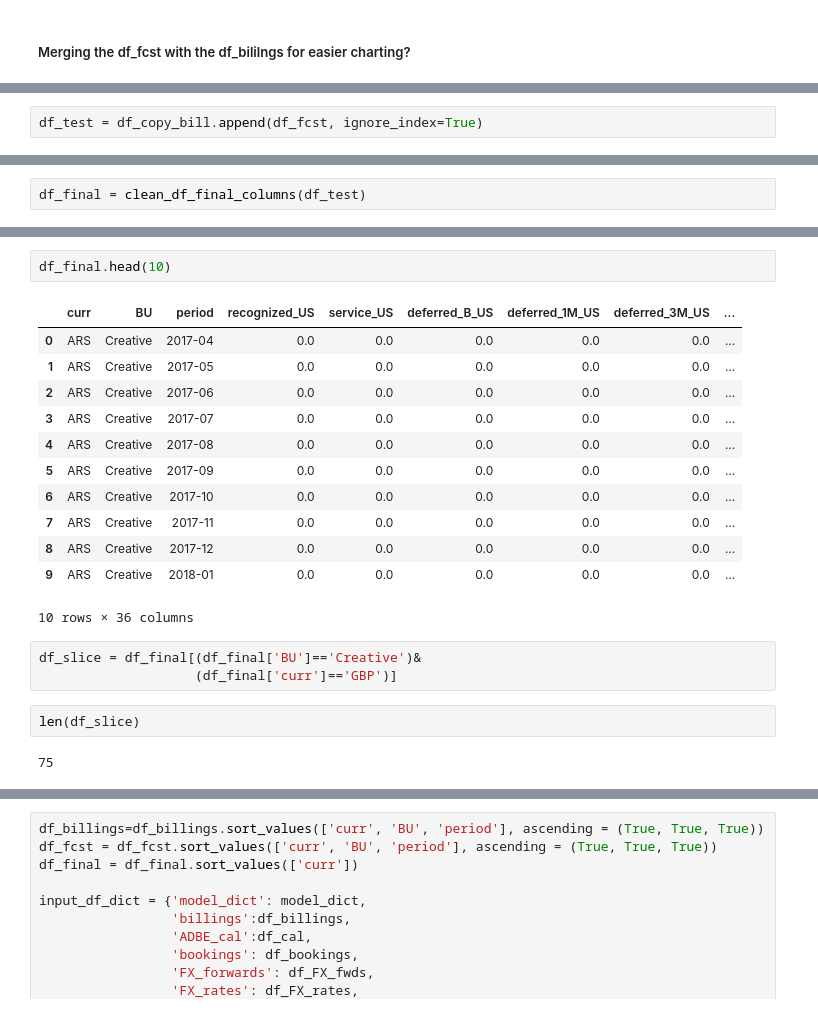
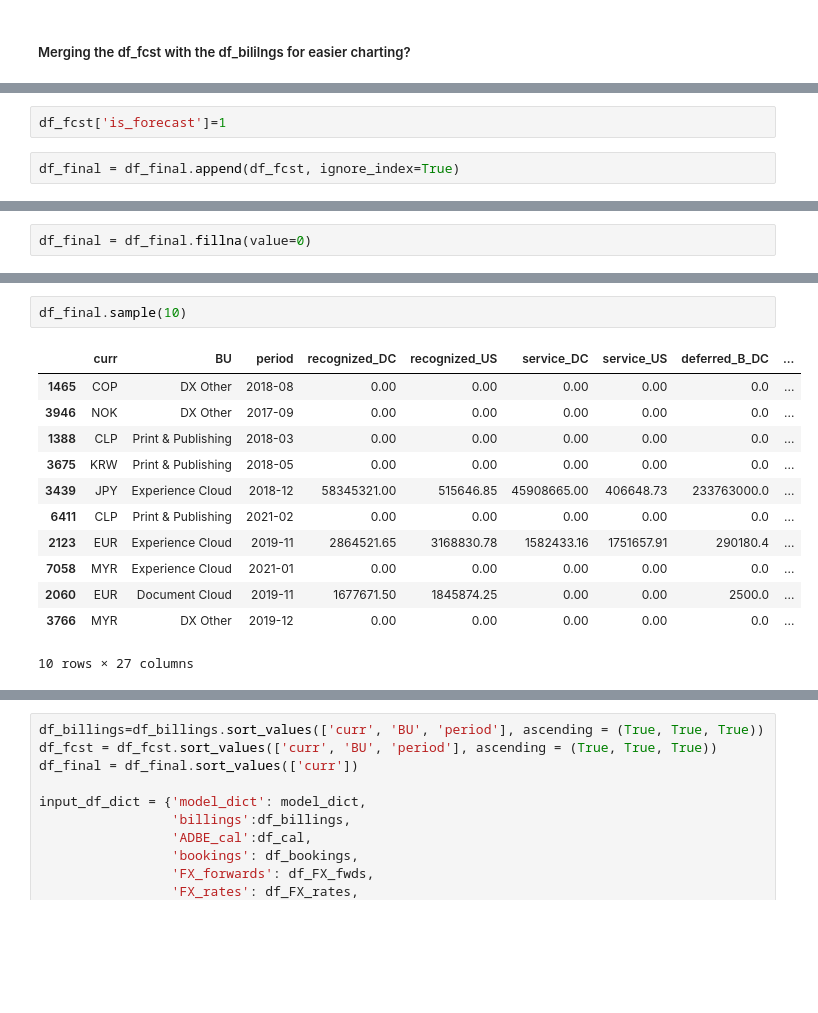
Before and after one commit to davidjsmith44/Deferred_Revenue_Forecast, a Jupyter notebook: notebooks/deferred_revenue_forecast.ipynb, the cells around one changed output, grey strips where cells are left out. Drawn from its saved outputs; the diff is of its cells as text; blank space fills up the shorter version.

```diff
--- a/notebooks/deferred_revenue_forecast.ipynb
+++ b/notebooks/deferred_revenue_forecast.ipynb
@@ -1937,2 +1930,4 @@ df_copy_bill = df_billings.copy()
+# %%
+df_fcst['is_forecast']=1
 # %%
-df_test = df_copy_bill.append(df_fcst, ignore_index=True)
+df_final = df_final.append(df_fcst, ignore_index=True)
@@ -2023,2 +1934,2 @@ def clean_df_final_columns(df):
-# %%
-df_final = clean_df_final_columns(df_test)
+# %%
+df_final = df_final.fillna(value=0)
@@ -2025,22 +1957,15 @@ df_final = clean_df_final_columns(df_test)
 # %%
-df_final.head(10)
+df_final.sample(10)
 # %% [output]
-|  | curr | BU | period | recognized_US | service_US | deferred_B_US | deferred_1M_US | deferred_3M_US | ... |
-| 0 | ARS | Creative | 2017-04 | 0.0 | 0.0 | 0.0 | 0.0 | 0.0 | ... |
-| 1 | ARS | Creative | 2017-05 | 0.0 | 0.0 | 0.0 | 0.0 | 0.0 | ... |
-| 2 | ARS | Creative | 2017-06 | 0.0 | 0.0 | 0.0 | 0.0 | 0.0 | ... |
-| 3 | ARS | Creative | 2017-07 | 0.0 | 0.0 | 0.0 | 0.0 | 0.0 | ... |
-| 4 | ARS | Creative | 2017-08 | 0.0 | 0.0 | 0.0 | 0.0 | 0.0 | ... |
-| 5 | ARS | Creative | 2017-09 | 0.0 | 0.0 | 0.0 | 0.0 | 0.0 | ... |
-| 6 | ARS | Creative | 2017-10 | 0.0 | 0.0 | 0.0 | 0.0 | 0.0 | ... |
-| 7 | ARS | Creative | 2017-11 | 0.0 | 0.0 | 0.0 | 0.0 | 0.0 | ... |
-| 8 | ARS | Creative | 2017-12 | 0.0 | 0.0 | 0.0 | 0.0 | 0.0 | ... |
-| 9 | ARS | Creative | 2018-01 | 0.0 | 0.0 | 0.0 | 0.0 | 0.0 | ... |
+|  | curr | BU | period | recognized_DC | recognized_US | service_DC | service_US | deferred_B_DC | ... |
+| 1465 | COP | DX Other | 2018-08 | 0.00 | 0.00 | 0.00 | 0.00 | 0.0 | ... |
+| 3946 | NOK | DX Other | 2017-09 | 0.00 | 0.00 | 0.00 | 0.00 | 0.0 | ... |
+| 1388 | CLP | Print & Publishing | 2018-03 | 0.00 | 0.00 | 0.00 | 0.00 | 0.0 | ... |
+| 3675 | KRW | Print & Publishing | 2018-05 | 0.00 | 0.00 | 0.00 | 0.00 | 0.0 | ... |
+| 3439 | JPY | Experience Cloud | 2018-12 | 58345321.00 | 515646.85 | 45908665.00 | 406648.73 | 233763000.0 | ... |
+| 6411 | CLP | Print & Publishing | 2021-02 | 0.00 | 0.00 | 0.00 | 0.00 | 0.0 | ... |
+| 2123 | EUR | Experience Cloud | 2019-11 | 2864521.65 | 3168830.78 | 1582433.16 | 1751657.91 | 290180.4 | ... |
+| 7058 | MYR | Experience Cloud | 2021-01 | 0.00 | 0.00 | 0.00 | 0.00 | 0.0 | ... |
+| 2060 | EUR | Document Cloud | 2019-11 | 1677671.50 | 1845874.25 | 0.00 | 0.00 | 2500.0 | ... |
+| 3766 | MYR | DX Other | 2019-12 | 0.00 | 0.00 | 0.00 | 0.00 | 0.0 | ... |
-10 rows × 36 columns
+10 rows × 27 columns
-# %%
-df_slice = df_final[(df_final['BU']=='Creative')&
-                    (df_final['curr']=='GBP')]
-# %%
-len(df_slice)
-# %% [output]
-75
```
Also changed, not shown: parts of 20 cells of this notebook, 2 other files.
